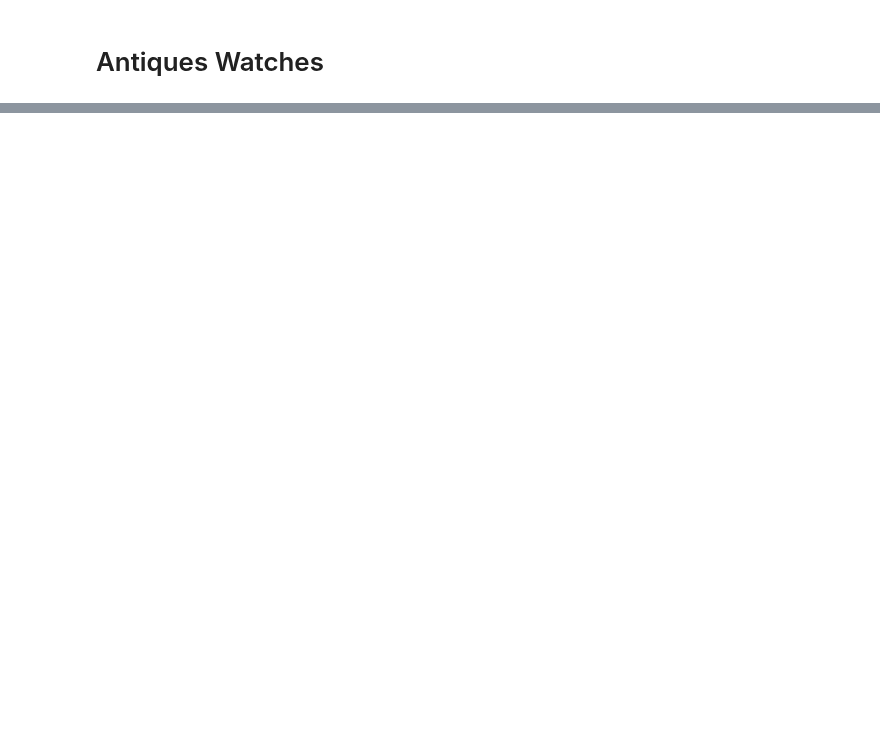
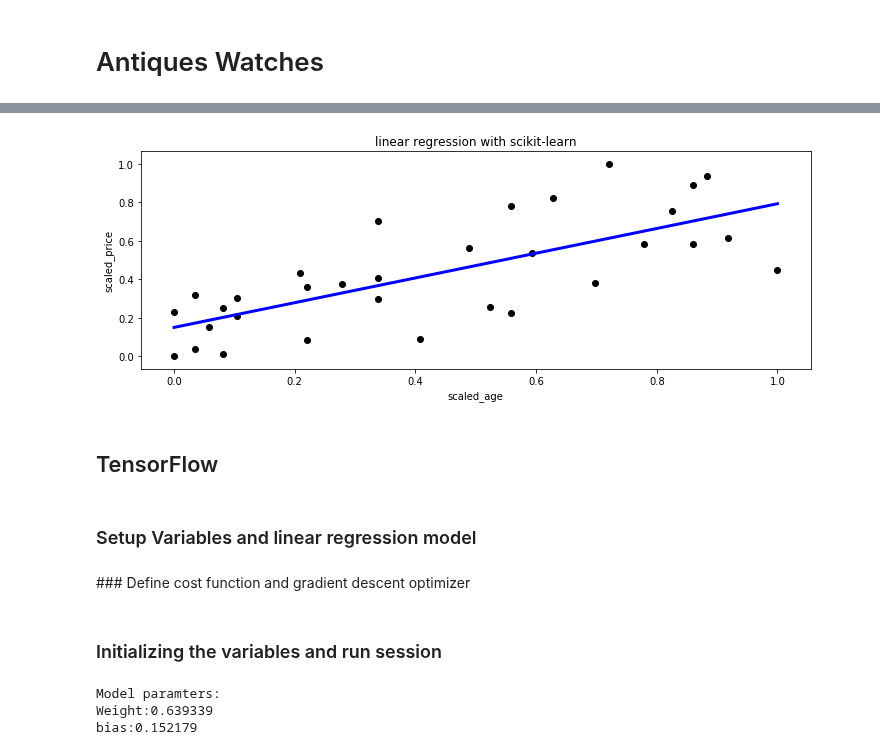
Before and after one commit to Codutie/tensorflow-tutorials, a Jupyter notebook: simple_linear_regression.ipynb, the cells around one changed output, grey strips where cells are left out. Saved outputs shown, nothing was run; the diff lists cells and outputs as text; code cells hidden in the pictures; blank space fills up the shorter version.

```diff
--- a/simple_linear_regression.ipynb
+++ b/simple_linear_regression.ipynb
@@ -26,0 +86,3 @@ NameError: name 'wd' is not defined
+# %%
+# Create linear regression object
+regr = linear_model.LinearRegression()
@@ -26,0 +104,15 @@ NameError: name 'wd' is not defined
+# %%
+# Plot outputs
+plt.figure(1, figsize=(12,4))
+plt.scatter(x_train, y_train,  color='black')
+plt.plot(x_train, regr.predict(x_train), color='blue',linewidth=3)
+plt.title('linear regression with scikit-learn')
+plt.xlabel('scaled_age')
+plt.ylabel('scaled_price')
+plt.show()
+# %% [output]
+[figure, added]
+# %% [markdown]
+## TensorFlow
+# %% [markdown]
+### Setup Variables and linear regression model
@@ -26,0 +123,2 @@ NameError: name 'wd' is not defined
+# %% [markdown]
+### Define cost function and gradient descent optimizer
@@ -26,0 +129,2 @@ NameError: name 'wd' is not defined
+# %% [markdown]
+### Initializing the variables and run session
@@ -26,0 +138,12 @@ NameError: name 'wd' is not defined
+# %%
+# training the line
+for step in range(30000):
+    sess.run(train)
+
+print("Model paramters:")
+print("Weight:%f" %sess.run(W))
+print("bias:%f" %sess.run(b))
+# %% [output]
+Model paramters:
+Weight:0.639339
+bias:0.152179
```
Also changed, not shown: parts of 24 cells of this notebook.
